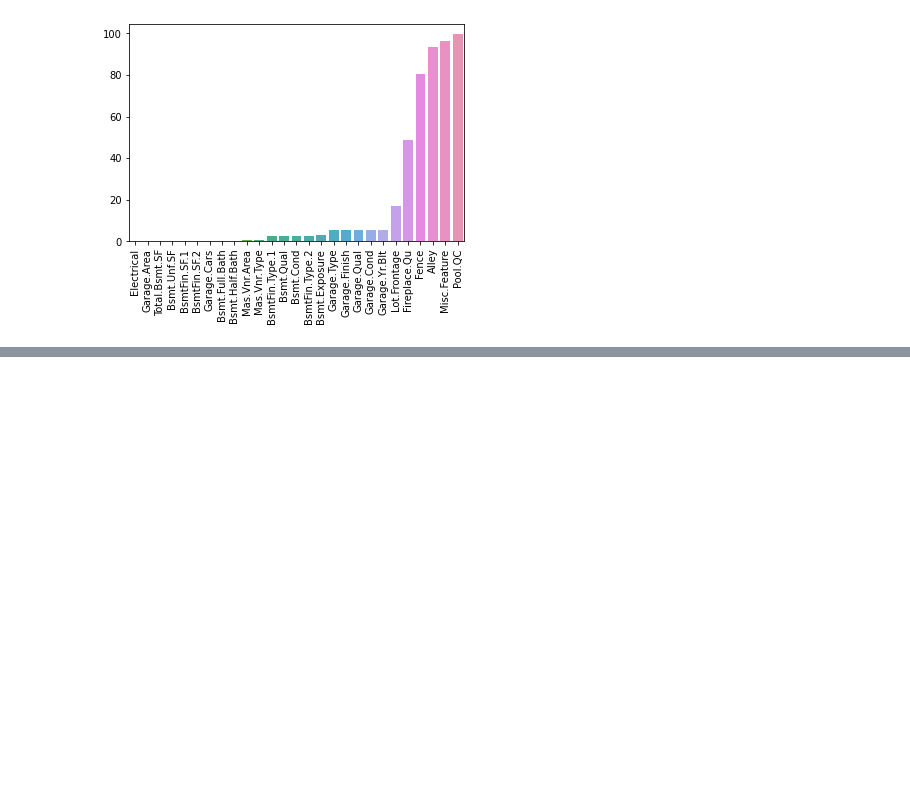
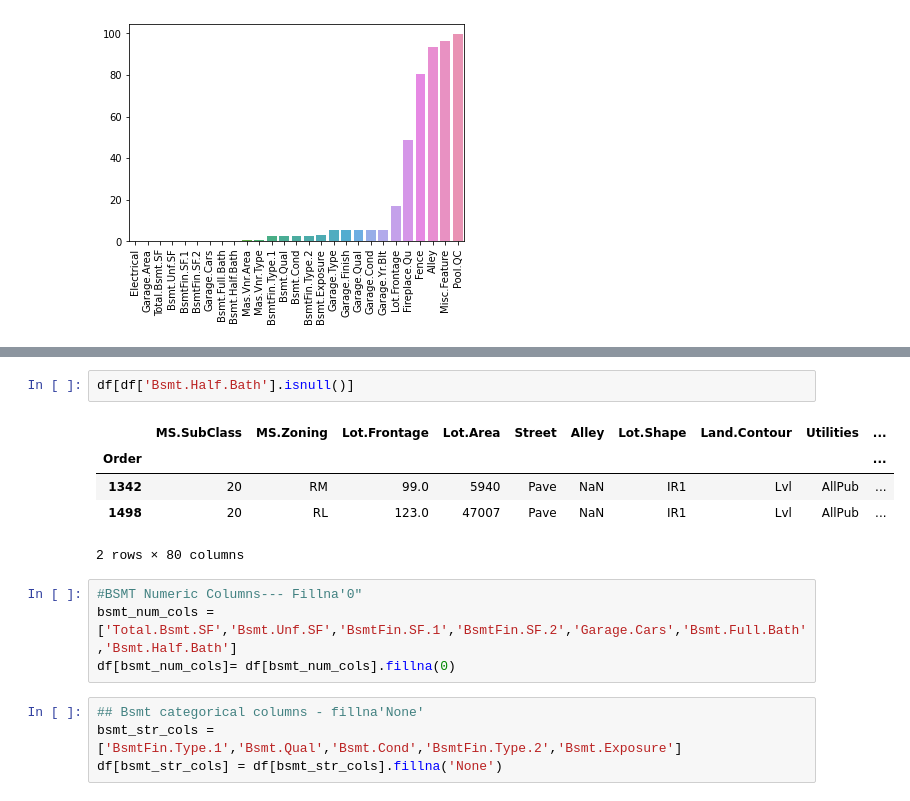
Before and after one commit to datascience-vivek/Outliers_Feature_Engineering, a Jupyter notebook: Outliers_Feature_Engineering.ipynb, the cells around one changed output, grey strips where cells are left out. Drawn from its saved outputs; the diff is of its cells as text; blank space fills up the shorter version.

```diff
--- a/Outliers_Feature_Engineering.ipynb
+++ b/Outliers_Feature_Engineering.ipynb
@@ -261,0 +302,16 @@ plt.xticks(rotation = 90)
+# %%
+df[df['Bsmt.Half.Bath'].isnull()]
+# %% [output]
+|  | MS.SubClass | MS.Zoning | Lot.Frontage | Lot.Area | Street | Alley | Lot.Shape | Land.Contour | Utilities | ... |
+| Order |  |  |  |  |  |  |  |  |  | ... |
+| 1342 | 20 | RM | 99.0 | 5940 | Pave | NaN | IR1 | Lvl | AllPub | ... |
+| 1498 | 20 | RL | 123.0 | 47007 | Pave | NaN | IR1 | Lvl | AllPub | ... |
+2 rows × 80 columns
+# %%
+#BSMT Numeric Columns--- Fillna'0"
+bsmt_num_cols = ['Total.Bsmt.SF','Bsmt.Unf.SF','BsmtFin.SF.1','BsmtFin.SF.2','Garage.Cars','Bsmt.Full.Bath','Bsmt.Half.Bath']
+df[bsmt_num_cols]= df[bsmt_num_cols].fillna(0)
+# %%
+## Bsmt categorical columns - fillna'None'
+bsmt_str_cols = ['BsmtFin.Type.1','Bsmt.Qual','Bsmt.Cond','BsmtFin.Type.2','Bsmt.Exposure']
+df[bsmt_str_cols] = df[bsmt_str_cols].fillna('None')
```
Also changed, not shown: parts of 8 cells of this notebook.
